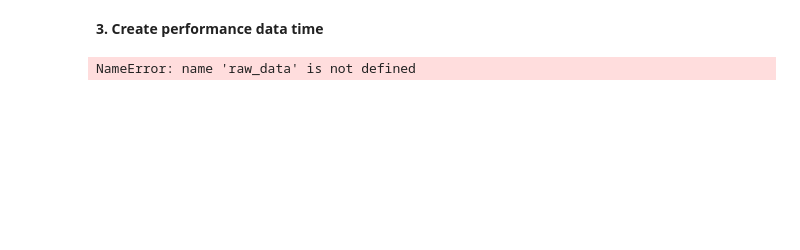
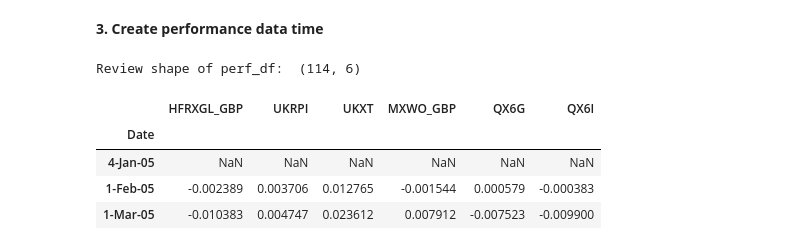
Before and after one commit to rhysdavies21/library, a Jupyter notebook: new_omega_v1.ipynb, the cells around one changed output. Drawn from its saved outputs; the diff is of its cells as text; code cells hidden in the pictures; blank space fills up the shorter version.

```diff
--- a/new_omega_v1.ipynb
+++ b/new_omega_v1.ipynb
@@ -47,15 +54,20 @@ FileNotFoundError: [Errno 2] No such file or directory: 'C:\\USERS\\X01390227\\D
 **3. Create performance data time**
 # %%
 # Change into performance metric
-perf_id = raw_data.pct_Change(periods=1)  # Calculate performance: (data_adjclose['asset'][1] / data_adjclose['asset'][0])-1
+perf_df = raw_data.pct_change(periods=1)  # Calculate performance: (data_adjclose['asset'][1] / data_adjclose['asset'][0])-1
 
 # Create asset_list
 asset_list = list(perf_df.columns)[0:]
 
 print('Review shape of perf_df: ', perf_df.shape)
 
 # Review data
 display(perf_df.head(3))
 # %% [output]
-NameError: name 'raw_data' is not defined
+Review shape of perf_df:  (114, 6)
+|  | HFRXGL_GBP | UKRPI | UKXT | MXWO_GBP | QX6G | QX6I |
+| Date |  |  |  |  |  |  |
+| 4-Jan-05 | NaN | NaN | NaN | NaN | NaN | NaN |
+| 1-Feb-05 | -0.002389 | 0.003706 | 0.012765 | -0.001544 | 0.000579 | -0.000383 |
+| 1-Mar-05 | -0.010383 | 0.004747 | 0.023612 | 0.007912 | -0.007523 | -0.009900 |
 # %% [markdown]
```
Also changed, not shown: parts of 6 cells of this notebook.
